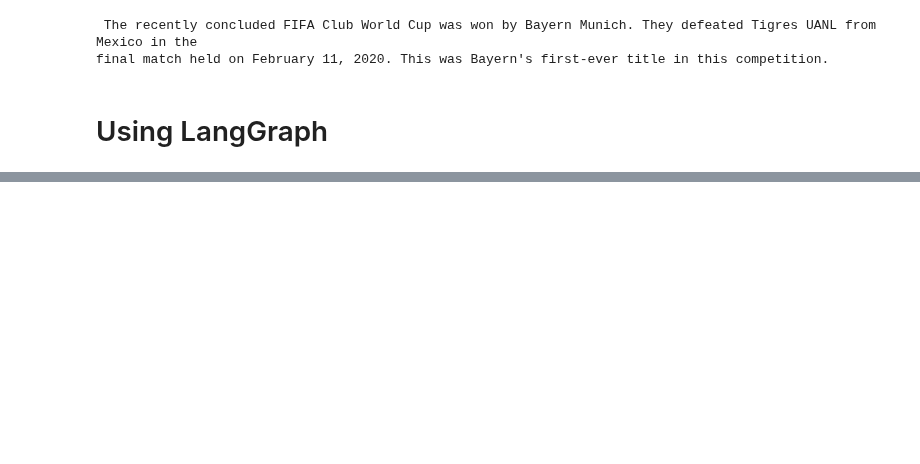
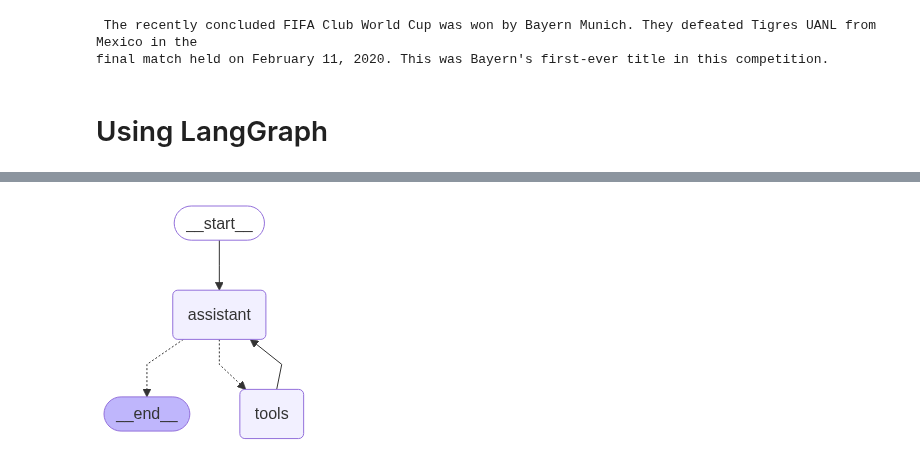
Before and after one commit to chineidu/RAG-Tutorials, a Jupyter notebook: notebooks/langchain/08-deep-research.ipynb, the cells around one changed output, grey strips where cells are left out. Saved outputs shown, nothing was run; the diff lists cells and outputs as text; code cells hidden in the pictures; blank space fills up the shorter version.

Commit message:
chore: LangGraph revision

```diff
--- a/notebooks/langchain/08-deep-research.ipynb
+++ b/notebooks/langchain/08-deep-research.ipynb
@@ -110,15 +110,21 @@ settings = refresh_settings()
 # %%
 from langchain_openai import ChatOpenAI
 
-model_str_remote: str = RemoteModel.GPT_OSS_120B
+model_str_remote: str = RemoteModel.MISTRAL_SMALL_3_2_24B_INSTRUCT
+model_str2_remote: str = RemoteModel.MISTRAL_DEVSTRAL_SMALL
 model_str_local: str = LocalModel.MISTRAL_7B_INSTRUCT_V0_3_Q4_0
 
-# Deterministic responses
 remote_llm = ChatOpenAI(
     api_key=settings.OPENROUTER_API_KEY.get_secret_value(),  # type: ignore
     base_url=settings.OPENROUTER_URL,
     temperature=0.0,
     model=model_str_remote,
+)
+remote_llm_with_tools = ChatOpenAI(
+    api_key=settings.OPENROUTER_API_KEY.get_secret_value(),  # type: ignore
+    base_url=settings.OPENROUTER_URL,
+    temperature=0.0,
+    model=model_str2_remote,
 )
 
 local_llm = ChatOpenAI(
@@ -130,7 +136,7 @@ local_llm = ChatOpenAI(
 # %%
 from langchain_community.utilities import GoogleSerperAPIWrapper
 
-search = GoogleSerperAPIWrapper()
+search = GoogleSerperAPIWrapper(k=2)
 # search.run("What is LangGraph?")
 # %%
 results = search.results("What is LangGraph?")
@@ -141,14 +165,14 @@ from langchain_core.tools import tool
 
 
 @tool
-def add(a: int, b: int) -> int:
-    """Add two integers."""
+def add(a: float, b: float) -> float:
+    """Add two float."""
     return a + b
 
 
 @tool
-def multiply(a: int, b: int) -> int:
-    """Multiply two integers."""
+def multiply(a: float, b: float) -> float:
+    """Multiply two float."""
     return a * b
 
 
@@ -255,0 +374,27 @@ final match held on February 11, 2020. This was Bayern's first-ever title in thi
+# %%
+from langgraph.graph import START, END, StateGraph
+from langgraph.prebuilt import tools_condition
+from langgraph.prebuilt import ToolNode
+from IPython.display import Image, display
+
+
+# Graph
+builder = StateGraph(AgentState)
+
+# Nodes
+builder.add_node("assistant", assistant)
+builder.add_node("tools", ToolNode(tools=tools))
+
+# Edges
+builder.add_edge(START, "assistant")
+# If the assistant needs to use a tool, route to the tools node
+builder.add_conditional_edges("assistant", route_tools)
+# If a tool was used, route back to the assistant
+builder.add_edge("tools", "assistant")
+
+# Build
+react_graph = builder.compile()
+# Visualize the graph
+display(Image(react_graph.get_graph(xray=1).draw_mermaid_png()))
+# %% [output]
+[figure, added]
```
Also changed, not shown: parts of 15 cells of this notebook, 1 other file.
